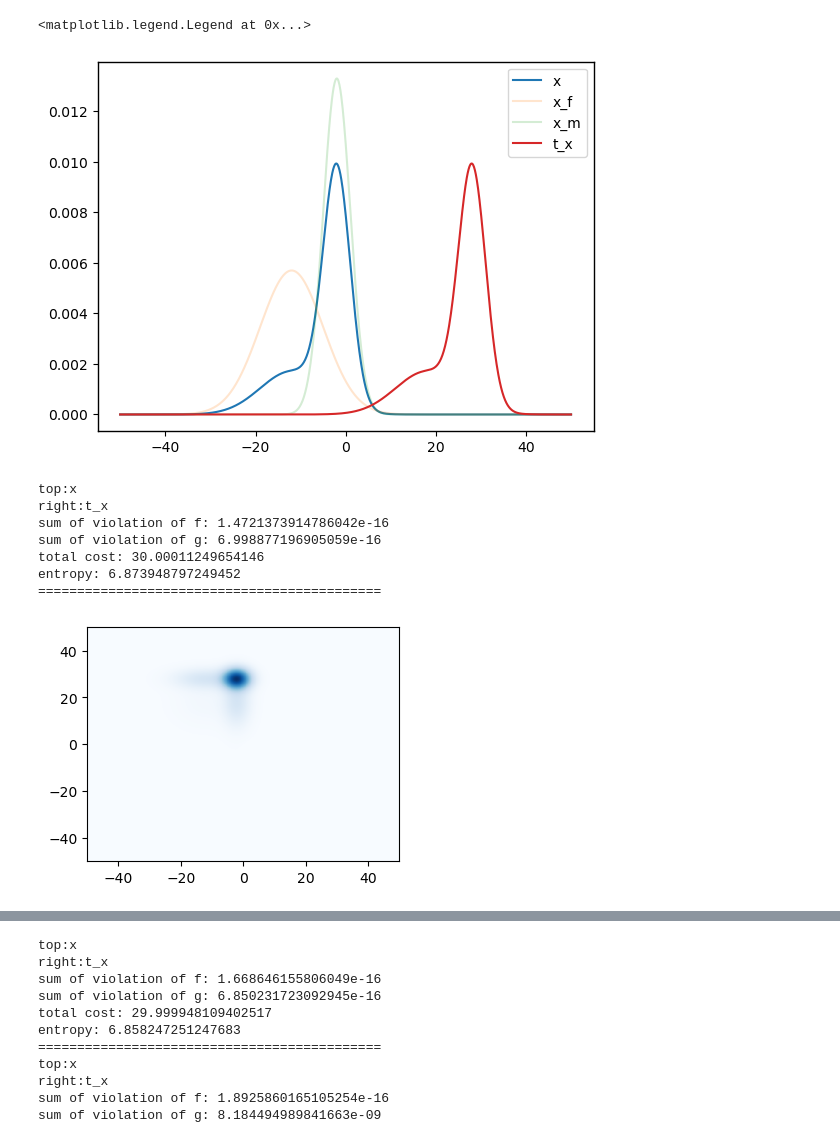
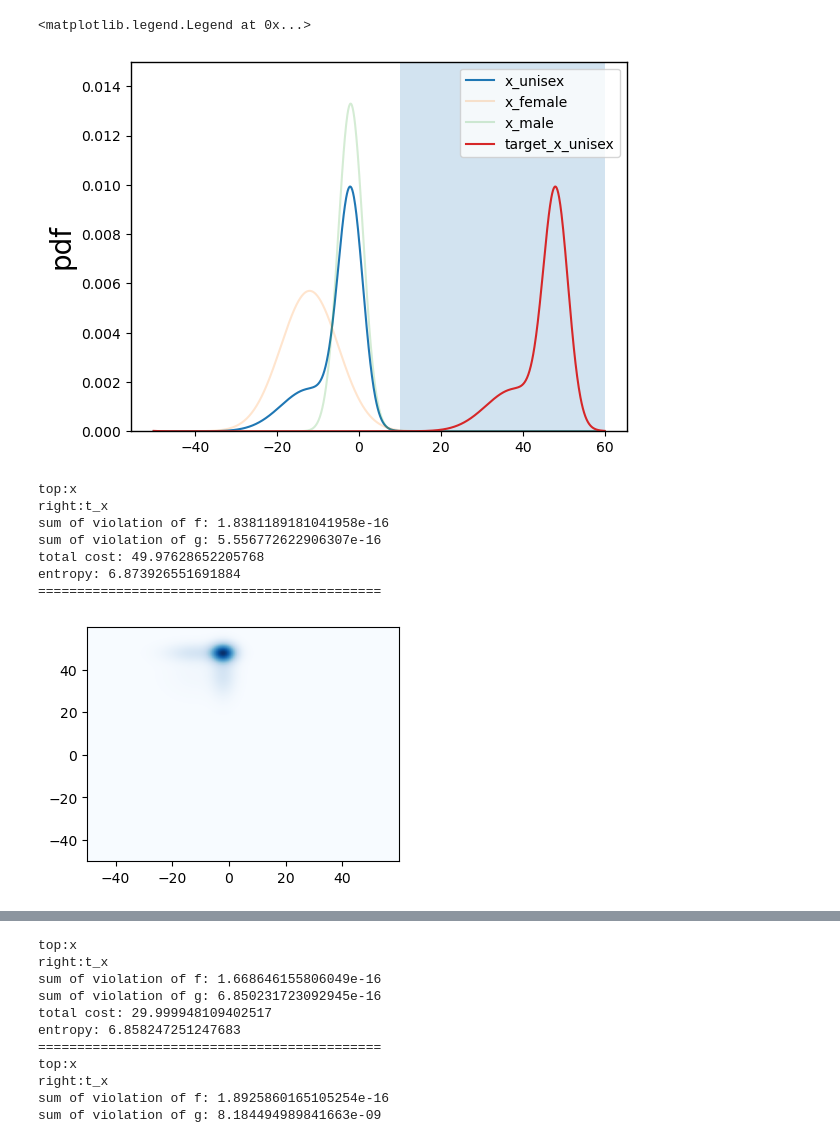
Before and after one commit to Quan-Zhou/OT_Debiasing, a Jupyter notebook: new.ipynb, the cells around one changed output, grey strips where cells are left out. Saved outputs shown, nothing was run; the diff lists cells and outputs as text; code cells hidden in the pictures.

```diff
--- a/new.ipynb
+++ b/new.ipynb
@@ -190,7 +190,7 @@ para['m']=0.7
 para['pi_f']=para['f'] #para['f_a']
 para['pi_m']=1-para['pi_f']
 
-horizen=[-50,50]
+horizen=[-50,60]
 width=0.1
 reg=0.01
 bin=int((horizen[1]-horizen[0])/width)
@@ -200,4 +200,4 @@ dist['x_f']=[Gaussian_pdf(x,'X_f',para)*width for x in x_range]
 dist['x_m']=[Gaussian_pdf(x,'X_m',para)*width for x in x_range]
 dist['x']=[dist['x_f'][i]*para['f']+dist['x_m'][i]*para['m'] for i in range(bin)]
 #dist['t_x']=normialise([dist['x_f'][i]**para['f']*dist['x_m'][i]**para['m'] for i in range(bin)])
-dist['t_x']=dist['x'][700:1000]+dist['x'][0:700]
+dist['t_x']=dist['x'][600:1100]+dist['x'][0:600]
@@ -204,12 +215,15 @@ dist['t_x']=dist['x'][700:1000]+dist['x'][0:700]
 # %%
-plt.plot(x_range,dist['x'],label='x')
-plt.plot(x_range,dist['x_f'],label='x_f',alpha=0.2)
-plt.plot(x_range,dist['x_m'],label='x_m',alpha=0.2)
-plt.plot(x_range,dist['t_x'],label='t_x')
+plt.plot(x_range,dist['x'],label='x_unisex')
+plt.plot(x_range,dist['x_f'],label='x_female',alpha=0.2)
+plt.plot(x_range,dist['x_m'],label='x_male',alpha=0.2)
+plt.fill_between(x_range[600:1100],[0]*500,[0.015]*500,alpha=0.2)
+plt.ylim([0,0.015])
+plt.ylabel('pdf',fontsize=20)
+plt.plot(x_range,dist['t_x'],label='target_x_unisex')
 plt.legend()
 # %% [output]
 <matplotlib.legend.Legend at 0x...>
-[figure, old version]
+[figure, new version]
 # %%
 dist['t_x_old']=normialise([dist['x_f'][i]**para['f']*dist['x_m'][i]**para['m'] for i in range(bin)])
 # %%
@@ -221,12 +235,12 @@ output=OT(reg,x_range,mu,mu_t)
 # %% [output]
 top:x
 right:t_x
-sum of violation of f: 1.4721373914786042e-16
-sum of violation of g: 6.998877196905059e-16
-total cost: 30.00011249654146
-entropy: 6.873948797249452
+sum of violation of f: 1.8381189181041958e-16
+sum of violation of g: 5.556772622906307e-16
+total cost: 49.97628652205768
+entropy: 6.873926551691884
 ============================================
-[figure, old version]
+[figure, new version]
 # %%
 print('top:x')
 print('right:t_x_old')
```
Also changed, not shown: parts of 6 cells of this notebook.
